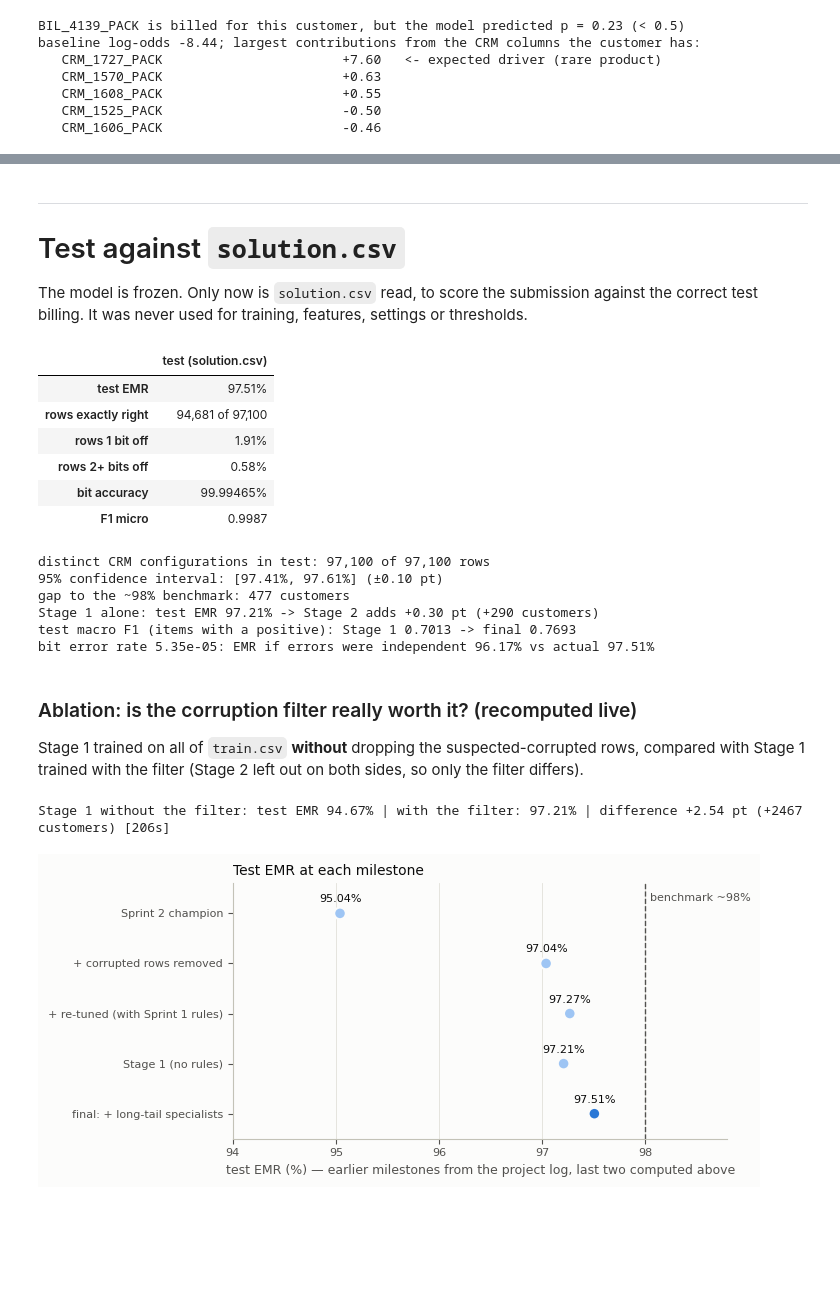
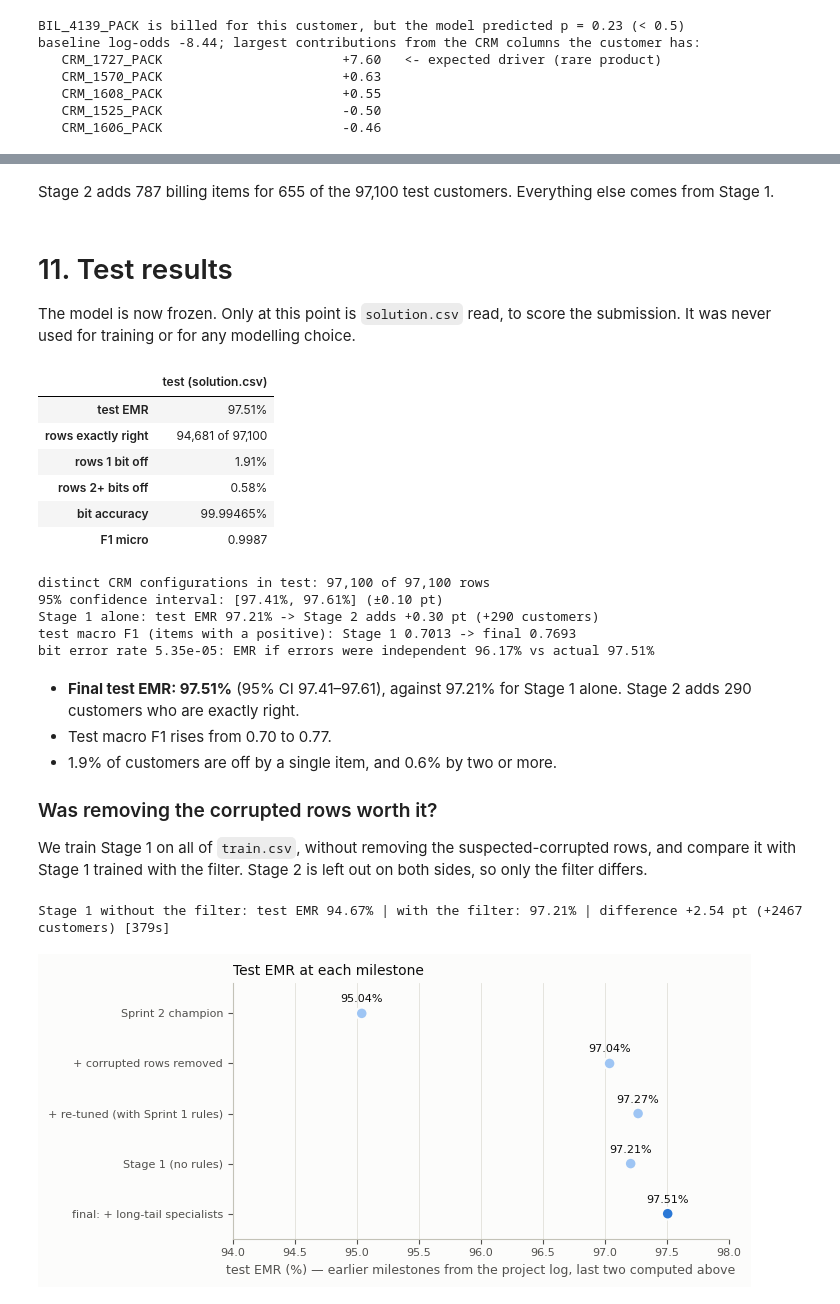
Before and after one commit to therealblitz00/ECQ, a Jupyter notebook: notebooks/sprint3_final.ipynb, the cells around one changed output, grey strips where cells are left out. Cells and saved outputs as stored; diff of their text form; code cells hidden in the pictures; blank space fills up the shorter version.

```diff
--- a/notebooks/sprint3_final.ipynb
+++ b/notebooks/sprint3_final.ipynb
@@ -1277,12 +1133,15 @@ written data/derived/submission_sprint3_final.csv: (97100, 2)
 | 0 | db67b03cf9fb8ea96077cd34c7a28139 | 100000000000000000000000000000000... |
 | 1 | 2ac0d310d5cf1a96587af614d37b8b54 | 100000000010000000000000000000010... |
 | 2 | a8f289fbd263794ac74059a18c1d10a5 | 110000011011110000000000000000000... |
+# %% [markdown]
+Stage 2 adds 787 billing items for 655 of the 97,100 test customers. Everything else comes
+from Stage 1.
 # %% [markdown]
----
-# Test against `solution.csv`
+<a id="test"></a>
+# 11. Test results
 
-The model is frozen. Only now is `solution.csv` read, to score the submission against the
-correct test billing. It was never used for training, features, settings or thresholds.
+The model is now frozen. Only at this point is `solution.csv` read, to score the submission. It
+was never used for training or for any modelling choice.
 # %%
 sol = pd.read_csv(f'{DATA}/solution.csv', dtype=str)
 m = sub.merge(sol, on='MSISDN', suffixes=('', '_true'))
@@ -1304,7 +1163,6 @@ display(pd.Series({
 print(f'distinct CRM configurations in test: {factorize_rows(X_test)[1]:,} of {len(X_test):,} rows')
 half = 1.96 * np.sqrt(test_emr * (1 - test_emr) / len(wrong))
 print(f'95% confidence interval: [{test_emr - half:.2%}, {test_emr + half:.2%}] (±{half * 100:.2f} pt)')
-print(f'gap to the ~98% benchmark: {(0.98 - test_emr) * len(wrong):.0f} customers')
 test_emr1 = np.mean((pred_test1 == Yt_test).all(1))
 print(f'Stage 1 alone: test EMR {test_emr1:.2%} -> Stage 2 adds {(test_emr - test_emr1) * 100:+.2f} pt '
       f'({(test_emr - test_emr1) * len(wrong):+.0f} customers)')
@@ -1323,45 +1181,47 @@ print(f'bit error rate {be:.2e}: EMR if errors were independent {(1 - be) ** 731
 | F1 micro | 0.9987 |
 distinct CRM configurations in test: 97,100 of 97,100 rows
 95% confidence interval: [97.41%, 97.61%] (±0.10 pt)
-gap to the ~98% benchmark: 477 customers
 Stage 1 alone: test EMR 97.21% -> Stage 2 adds +0.30 pt (+290 customers)
 test macro F1 (items with a positive): Stage 1 0.7013 -> final 0.7693
 bit error rate 5.35e-05: EMR if errors were independent 96.17% vs actual 97.51%
 # %% [markdown]
-### Ablation: is the corruption filter really worth it? (recomputed live)
+- **Final test EMR: 97.51%** (95% CI 97.41–97.61), against 97.21% for Stage 1 alone. Stage 2
+  adds 290 customers who are exactly right.
+- Test macro F1 rises from 0.70 to 0.77.
+- 1.9% of customers are off by a single item, and 0.6% by two or more.
 
-Stage 1 trained on all of `train.csv` **without** dropping the suspected-corrupted rows,
-compared with Stage 1 trained with the filter (Stage 2 left out on both sides, so only the
-filter differs).
+### Was removing the corrupted rows worth it?
+
+We train Stage 1 on all of `train.csv`, without removing the suspected-corrupted rows, and
+compare it with Stage 1 trained with the filter. Stage 2 is left out on both sides, so only the
+filter differs.
 # %%
 Xn, Yn = unique_configs(X, Y)
 t0 = time.time()
 _, pred_nofilter = predict(fit_models(Xn, Yn), X_test)
 truth = sol.set_index('MSISDN').loc[msisdn_test, 'Bill_Conf'].to_numpy()
 emr_nofilter = np.mean(np.array([''.join(r) for r in pred_nofilter.astype(str)]) == truth)
 print(f'Stage 1 without the filter: test EMR {emr_nofilter:.2%} | with the filter: {test_emr1:.2%} | '
       f'difference {(test_emr1 - emr_nofilter) * 100:+.2f} pt ({(test_emr1 - emr_nofilter) * len(wrong):+.0f} customers) '
       f'[{time.time() - t0:.0f}s]')
 
 milestones = {'Sprint 2 champion': 0.9504, '+ corrupted rows removed': 0.9704,
               '+ re-tuned (with Sprint 1 rules)': 0.9727, 'Stage 1 (no rules)': test_emr1,
               'final: + long-tail specialists': test_emr}
 labels = list(milestones)[::-1]
 vals = [milestones[k] * 100 for k in labels]
 fig, ax = plt.subplots(figsize=(7.2, 3.4))
 # Dots, not bars: the axis is zoomed to 94-99%, and bars would exaggerate the differences.
 ax.scatter(vals, labels, s=70, color=[BLUE] + [LIGHT_BLUE] * 4, edgecolors=SURFACE, linewidths=1.5, zorder=3)
-ax.axvline(98, color=INK2, lw=1, ls='--')
-ax.text(98.05, 4.25, 'benchmark ~98%', color=INK2, fontsize=8)
 for y, v in enumerate(vals):
     ax.text(v, y + 0.22, f'{v:.2f}%', ha='center', color=INK, fontsize=8)
-ax.set_xlim(94, 98.8)
+ax.set_xlim(94, 98)
 ax.set_ylim(-0.5, 4.6)
 style(ax)
 ax.set_xlabel('test EMR (%) — earlier milestones from the project log, last two computed above', color=INK2)
 ax.set_title('Test EMR at each milestone', loc='left', color=INK, fontsize=10)
 plt.tight_layout()
 plt.show()
 # %% [output]
-Stage 1 without the filter: test EMR 94.67% | with the filter: 97.21% | difference +2.54 pt (+2467 customers) [206s]
+Stage 1 without the filter: test EMR 94.67% | with the filter: 97.21% | difference +2.54 pt (+2467 customers) [379s]
-[figure, old version]
+[figure, new version]
```
Also changed, not shown: parts of 60 cells of this notebook, 1 other file.
